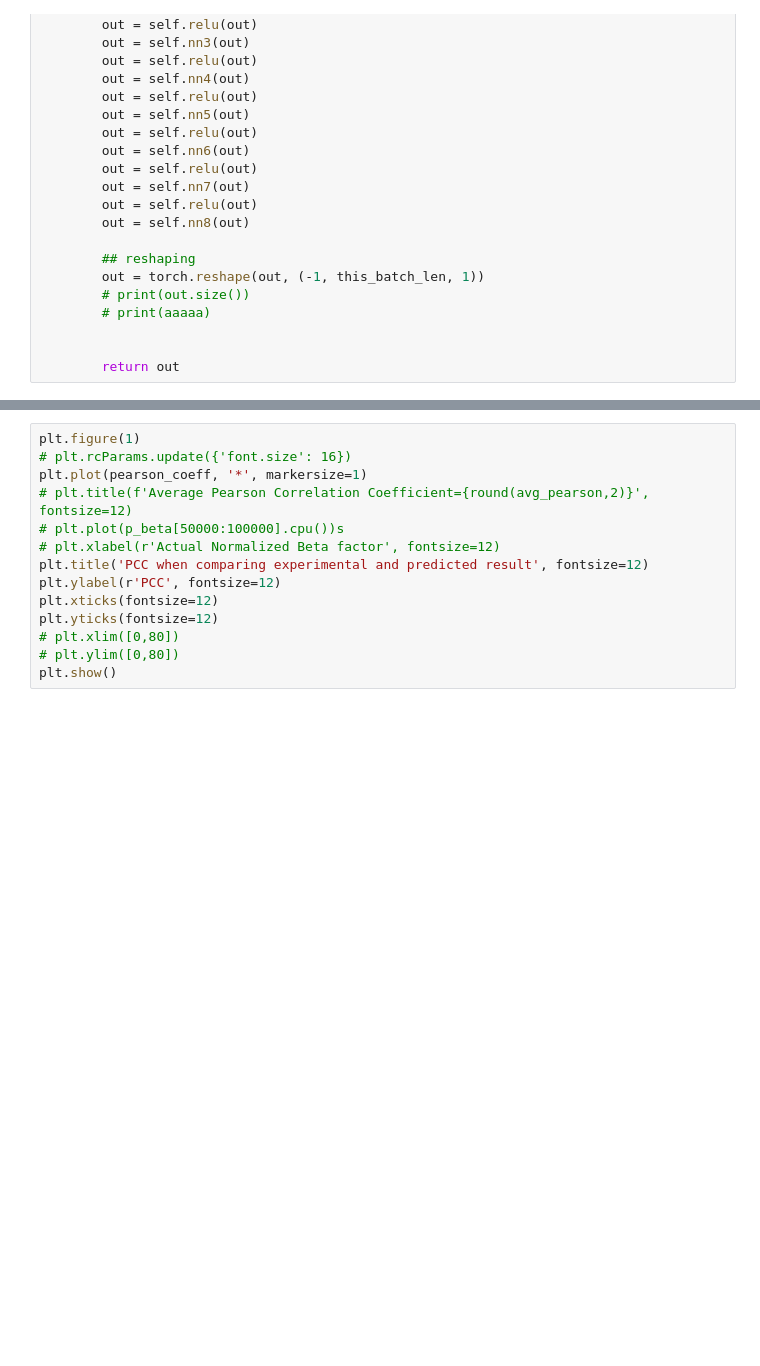
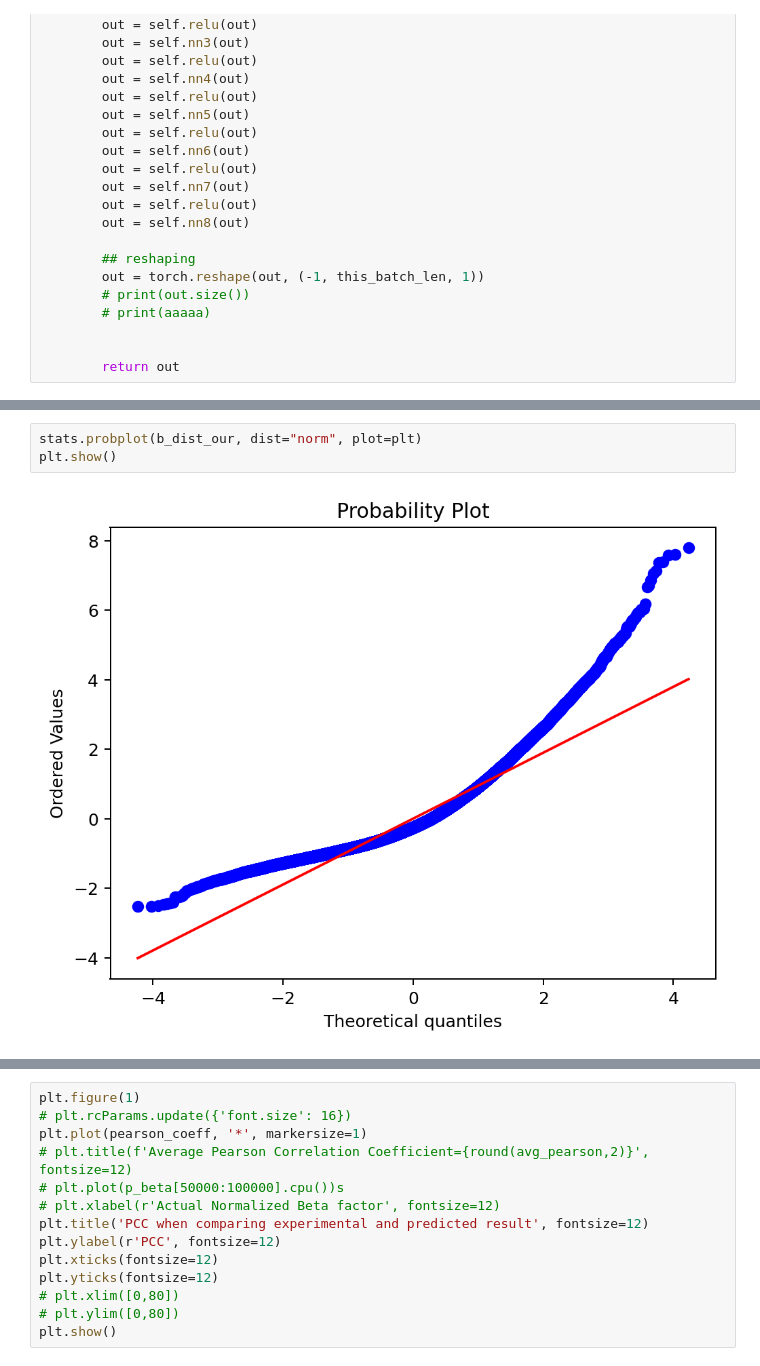
Before and after one commit to CallMeMisterOwl/protein_properties, a Jupyter notebook: src/pandey_bfactor/test_all_features.ipynb, the cells around one changed output, grey strips where cells are left out. Cells and saved outputs as stored; diff of their text form; blank space fills up the shorter version.

```diff
--- a/src/pandey_bfactor/test_all_features.ipynb
+++ b/src/pandey_bfactor/test_all_features.ipynb
@@ -187,0 +252,5 @@ Number of test data set 2442
+# %%
+stats.probplot(b_dist_our, dist="norm", plot=plt)
+plt.show()
+# %% [output]
+[figure, added]
```
Also changed, not shown: parts of 18 cells of this notebook, 23 other files.
